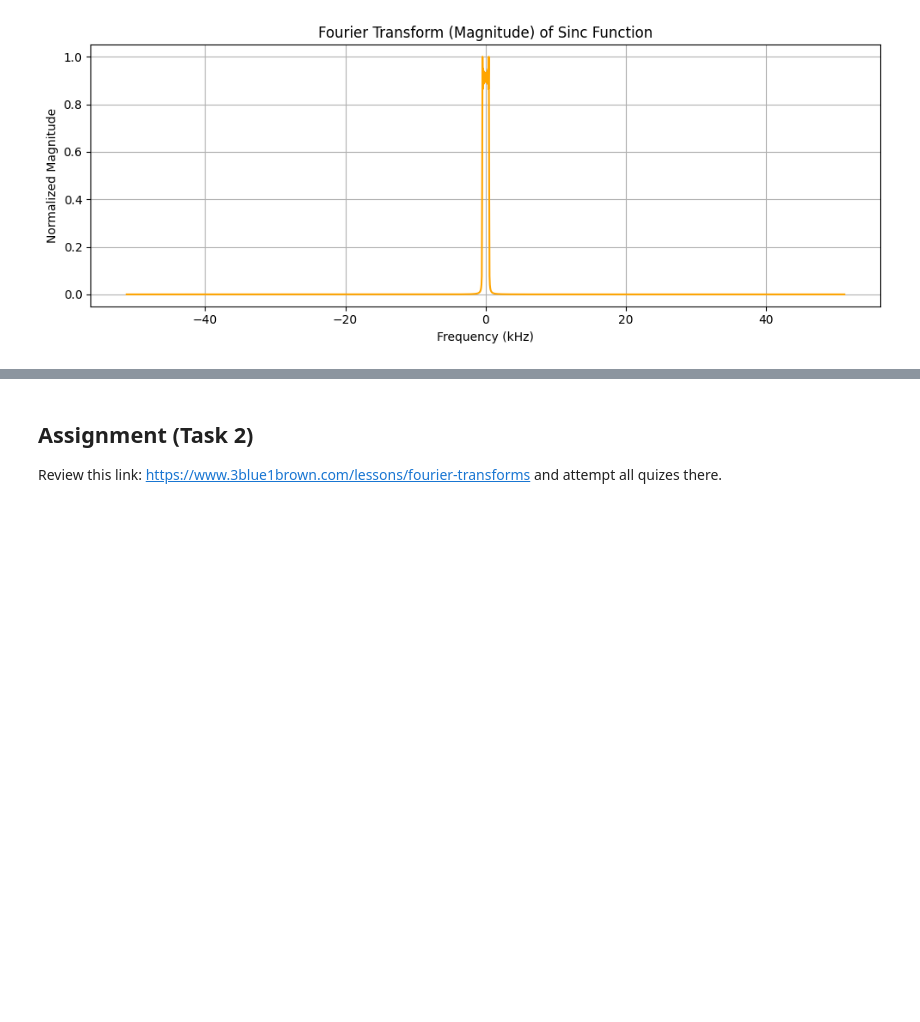
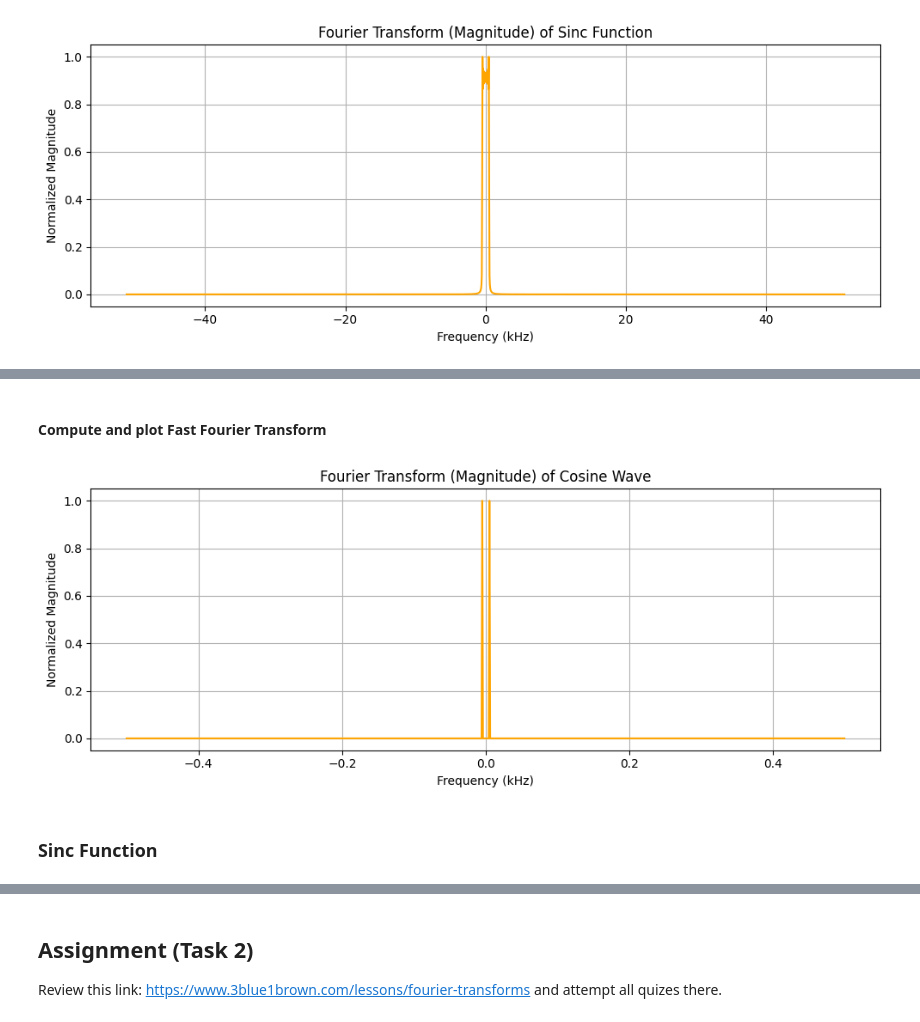
Before and after one commit to Hotchapu13/MRI_Uganda_lab_notebooks, a Jupyter notebook: Lab_1.ipynb, the cells around one changed output, grey strips where cells are left out. Saved outputs shown, nothing was run; the diff lists cells and outputs as text; code cells hidden in the pictures; blank space fills up the shorter version.

```diff
--- a/Lab_1.ipynb
+++ b/Lab_1.ipynb
@@ -210,0 +245,9 @@ Generate waveforms represented below as s(t) and compute their respective fourie
+# %% [markdown]
+#### Compute and plot Fast Fourier Transform
+# %%
+freq, magnitude = compute_fft(cos_signal, cos_time)
+plot_frequency_domain(freq, magnitude, 'Cosine Wave')
+# %% [output]
+[figure, added]
+# %% [markdown]
+### Sinc Function
```
Also changed, not shown: parts of 23 cells of this notebook.
